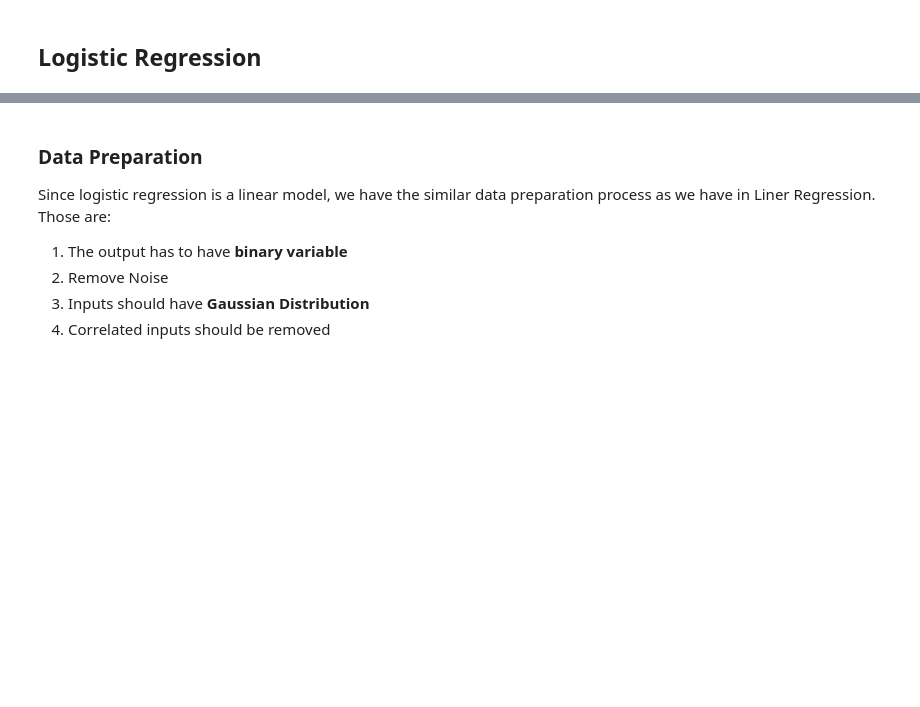
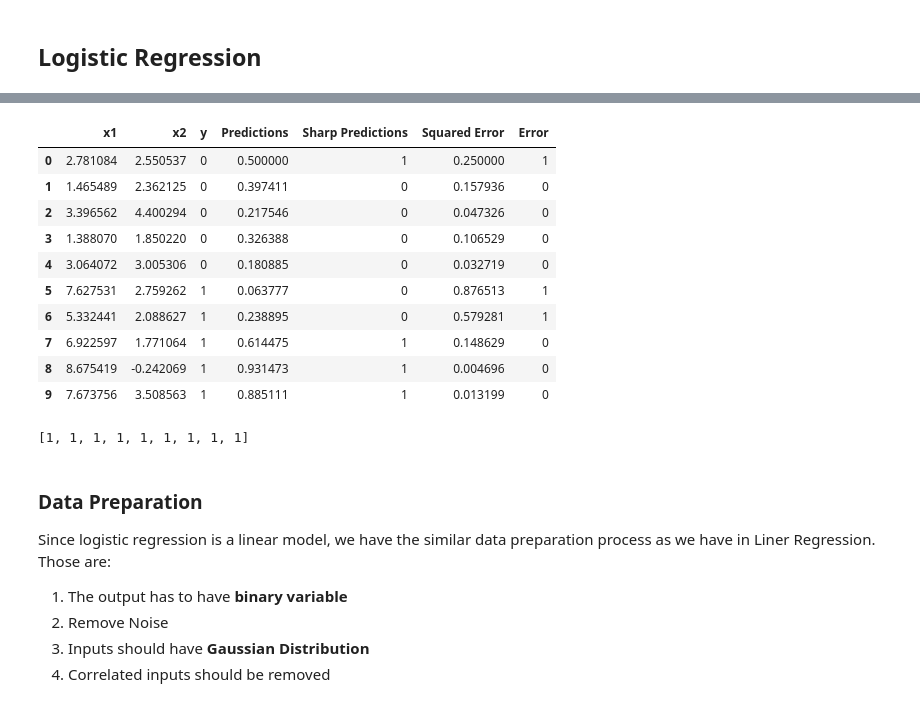
Before and after one commit to muscak/Master-Machine-Learning-Algorithms, a Jupyter notebook: Linear-Algorithms/Logistic-Regression/Logistic Regression.ipynb, the cells around one changed output, grey strips where cells are left out. Saved outputs shown, nothing was run; the diff lists cells and outputs as text; code cells hidden in the pictures; blank space fills up the shorter version.

```diff
--- a/Linear-Algorithms/Logistic-Regression/Logistic Regression.ipynb
+++ b/Linear-Algorithms/Logistic-Regression/Logistic Regression.ipynb
@@ -71,3 +100,54 @@ plt.show()
+# %%
+lr = 0.3 # Learning Rate
+bias = 1 # Bias
+b0 = 0
+b1 = 0
+b2 = 0
+pred = [] # Predictions
+sharp_pred = [] # Predictions that are mapped to binary format
+sq_error = []
+error = []
+
+df_lr = df.copy()
+for i in range(0, len(df_lr)):
+  y_hat = 1 / (1 + np.exp(-1 * ((bias * b0) + (df_lr.loc[i, 'x1'] * b1) + (df_lr.loc[i, 'x2'] * b2))))
+  pred.append(y_hat)
+  b0 = b0 + lr*(df.loc[i, 'y'] - y_hat) * y_hat * (1-y_hat) * bias
+  b1 = b1 + lr*(df.loc[i, 'y'] - y_hat) * y_hat * (1-y_hat) * df.loc[i, 'x1']
+  b2 = b2 + lr*(df.loc[i, 'y'] - y_hat) * y_hat * (1-y_hat) * df.loc[i, 'x2']
+  if y_hat < 0.5:
+    sharp_pred.append(0)
+  else:
+    sharp_pred.append(1)
+
+  sq_error.append(np.square(y_hat - df.loc[i, 'y']))
+  if sharp_pred[i] == df.loc[i, 'y']:
+    error.append(0)
+  else:
+    error.append(1)
+
+df_lr['Predictions'] = pred
+df_lr['Sharp Predictions'] = sharp_pred
+df_lr['Squared Error'] = sq_error
+df_lr['Error'] = error
+
+df_lr
+# %% [output]
+|  | x1 | x2 | y | Predictions | Sharp Predictions | Squared Error | Error |
+| 0 | 2.781084 | 2.550537 | 0 | 0.500000 | 1 | 0.250000 | 1 |
+| 1 | 1.465489 | 2.362125 | 0 | 0.397411 | 0 | 0.157936 | 0 |
+| 2 | 3.396562 | 4.400294 | 0 | 0.217546 | 0 | 0.047326 | 0 |
+| 3 | 1.388070 | 1.850220 | 0 | 0.326388 | 0 | 0.106529 | 0 |
+| 4 | 3.064072 | 3.005306 | 0 | 0.180885 | 0 | 0.032719 | 0 |
+| 5 | 7.627531 | 2.759262 | 1 | 0.063777 | 0 | 0.876513 | 1 |
+| 6 | 5.332441 | 2.088627 | 1 | 0.238895 | 0 | 0.579281 | 1 |
+| 7 | 6.922597 | 1.771064 | 1 | 0.614475 | 1 | 0.148629 | 0 |
+| 8 | 8.675419 | -0.242069 | 1 | 0.931473 | 1 | 0.004696 | 0 |
+| 9 | 7.673756 | 3.508563 | 1 | 0.885111 | 1 | 0.013199 | 0 |
+# %%
+error
+# %% [output]
+[1, 1, 1, 1, 1, 1, 1, 1, 1]
 # %% [markdown]
 ### Data Preparation
 
```
Also changed, not shown: parts of 4 cells of this notebook.
